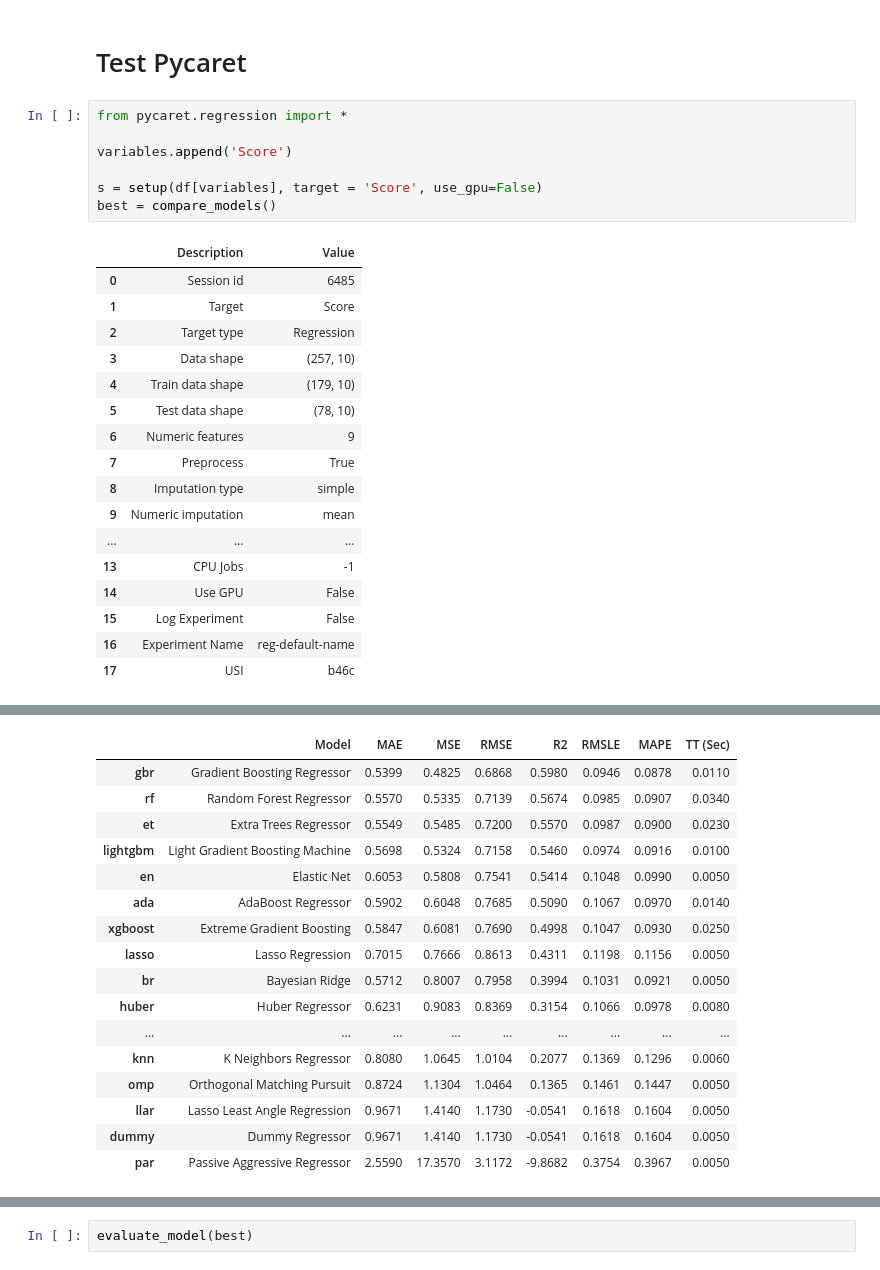
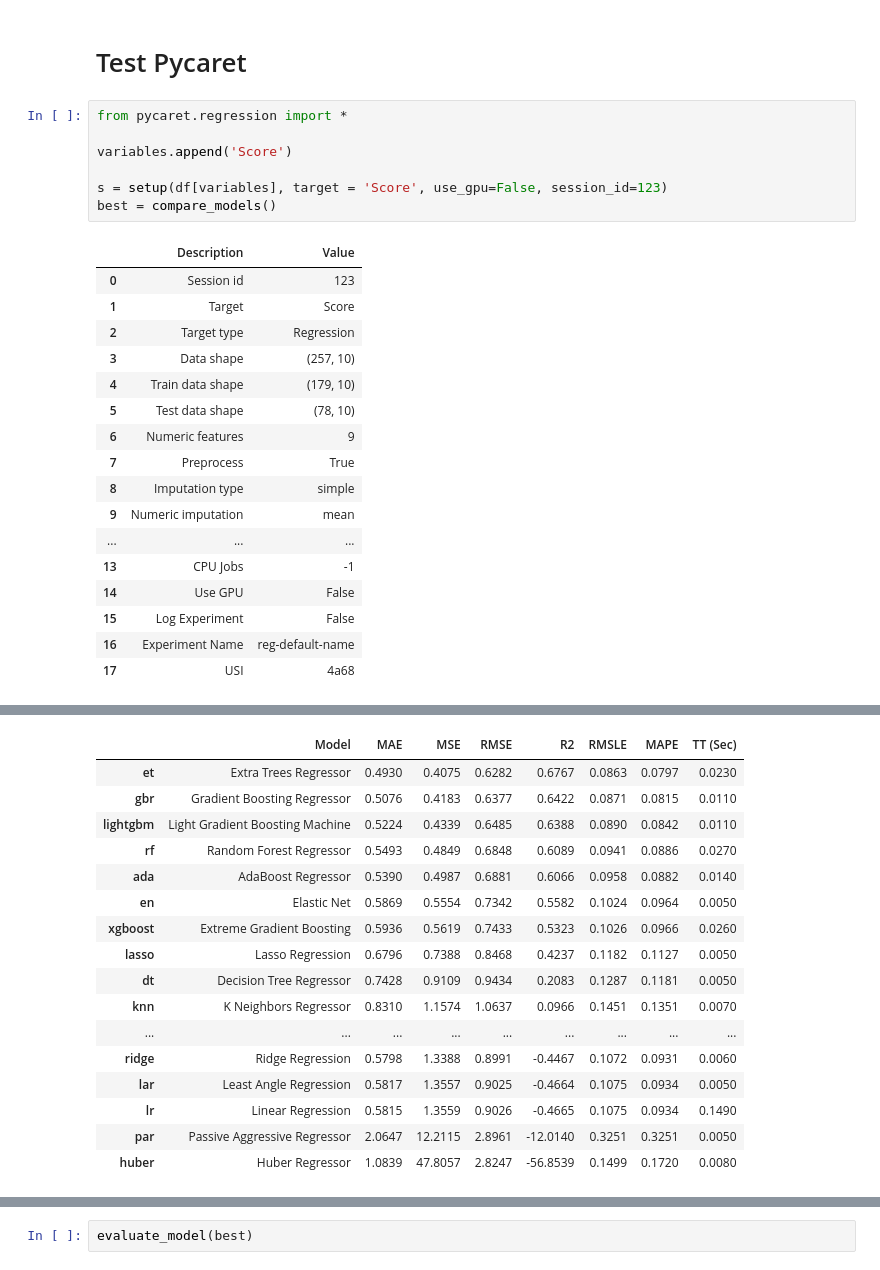
Before and after one commit to Tomlora/league, a Jupyter notebook: opgg_test_pycaret.ipynb, the cells around one changed output, grey strips where cells are left out. Saved outputs shown, nothing was run; the diff lists cells and outputs as text.

```diff
--- a/opgg_test_pycaret.ipynb
+++ b/opgg_test_pycaret.ipynb
@@ -567,46 +611,46 @@ reg.score(x_test, y_test)
 # %%
 from pycaret.regression import *
 
 variables.append('Score')
 
-s = setup(df[variables], target = 'Score', use_gpu=False)
+s = setup(df[variables], target = 'Score', use_gpu=False, session_id=123)
 best = compare_models()
 # %% [output]
 |  | Description | Value |
-| 0 | Session id | 6485 |
+| 0 | Session id | 123 |
 | 1 | Target | Score |
 | 2 | Target type | Regression |
 | 3 | Data shape | (257, 10) |
 | 4 | Train data shape | (179, 10) |
 | 5 | Test data shape | (78, 10) |
 | 6 | Numeric features | 9 |
 | 7 | Preprocess | True |
 | 8 | Imputation type | simple |
 | 9 | Numeric imputation | mean |
 | ... | ... | ... |
 | 13 | CPU Jobs | -1 |
 | 14 | Use GPU | False |
 | 15 | Log Experiment | False |
 | 16 | Experiment Name | reg-default-name |
-| 17 | USI | b46c |
+| 17 | USI | 4a68 |
 [interactive output not drawn]
 |  | Model | MAE | MSE | RMSE | R2 | RMSLE | MAPE | TT (Sec) |
-| gbr | Gradient Boosting Regressor | 0.5399 | 0.4825 | 0.6868 | 0.5980 | 0.0946 | 0.0878 | 0.0110 |
-| rf | Random Forest Regressor | 0.5570 | 0.5335 | 0.7139 | 0.5674 | 0.0985 | 0.0907 | 0.0340 |
-| et | Extra Trees Regressor | 0.5549 | 0.5485 | 0.7200 | 0.5570 | 0.0987 | 0.0900 | 0.0230 |
-| lightgbm | Light Gradient Boosting Machine | 0.5698 | 0.5324 | 0.7158 | 0.5460 | 0.0974 | 0.0916 | 0.0100 |
-| en | Elastic Net | 0.6053 | 0.5808 | 0.7541 | 0.5414 | 0.1048 | 0.0990 | 0.0050 |
-| ada | AdaBoost Regressor | 0.5902 | 0.6048 | 0.7685 | 0.5090 | 0.1067 | 0.0970 | 0.0140 |
-| xgboost | Extreme Gradient Boosting | 0.5847 | 0.6081 | 0.7690 | 0.4998 | 0.1047 | 0.0930 | 0.0250 |
-| lasso | Lasso Regression | 0.7015 | 0.7666 | 0.8613 | 0.4311 | 0.1198 | 0.1156 | 0.0050 |
-| br | Bayesian Ridge | 0.5712 | 0.8007 | 0.7958 | 0.3994 | 0.1031 | 0.0921 | 0.0050 |
-| huber | Huber Regressor | 0.6231 | 0.9083 | 0.8369 | 0.3154 | 0.1066 | 0.0978 | 0.0080 |
+| et | Extra Trees Regressor | 0.4930 | 0.4075 | 0.6282 | 0.6767 | 0.0863 | 0.0797 | 0.0230 |
+| gbr | Gradient Boosting Regressor | 0.5076 | 0.4183 | 0.6377 | 0.6422 | 0.0871 | 0.0815 | 0.0110 |
+| lightgbm | Light Gradient Boosting Machine | 0.5224 | 0.4339 | 0.6485 | 0.6388 | 0.0890 | 0.0842 | 0.0110 |
+| rf | Random Forest Regressor | 0.5493 | 0.4849 | 0.6848 | 0.6089 | 0.0941 | 0.0886 | 0.0270 |
+| ada | AdaBoost Regressor | 0.5390 | 0.4987 | 0.6881 | 0.6066 | 0.0958 | 0.0882 | 0.0140 |
+| en | Elastic Net | 0.5869 | 0.5554 | 0.7342 | 0.5582 | 0.1024 | 0.0964 | 0.0050 |
+| xgboost | Extreme Gradient Boosting | 0.5936 | 0.5619 | 0.7433 | 0.5323 | 0.1026 | 0.0966 | 0.0260 |
+| lasso | Lasso Regression | 0.6796 | 0.7388 | 0.8468 | 0.4237 | 0.1182 | 0.1127 | 0.0050 |
+| dt | Decision Tree Regressor | 0.7428 | 0.9109 | 0.9434 | 0.2083 | 0.1287 | 0.1181 | 0.0050 |
+| knn | K Neighbors Regressor | 0.8310 | 1.1574 | 1.0637 | 0.0966 | 0.1451 | 0.1351 | 0.0070 |
 | ... | ... | ... | ... | ... | ... | ... | ... | ... |
-| knn | K Neighbors Regressor | 0.8080 | 1.0645 | 1.0104 | 0.2077 | 0.1369 | 0.1296 | 0.0060 |
-| omp | Orthogonal Matching Pursuit | 0.8724 | 1.1304 | 1.0464 | 0.1365 | 0.1461 | 0.1447 | 0.0050 |
-| llar | Lasso Least Angle Regression | 0.9671 | 1.4140 | 1.1730 | -0.0541 | 0.1618 | 0.1604 | 0.0050 |
-| dummy | Dummy Regressor | 0.9671 | 1.4140 | 1.1730 | -0.0541 | 0.1618 | 0.1604 | 0.0050 |
-| par | Passive Aggressive Regressor | 2.5590 | 17.3570 | 3.1172 | -9.8682 | 0.3754 | 0.3967 | 0.0050 |
+| ridge | Ridge Regression | 0.5798 | 1.3388 | 0.8991 | -0.4467 | 0.1072 | 0.0931 | 0.0060 |
+| lar | Least Angle Regression | 0.5817 | 1.3557 | 0.9025 | -0.4664 | 0.1075 | 0.0934 | 0.0050 |
+| lr | Linear Regression | 0.5815 | 1.3559 | 0.9026 | -0.4665 | 0.1075 | 0.0934 | 0.1490 |
+| par | Passive Aggressive Regressor | 2.0647 | 12.2115 | 2.8961 | -12.0140 | 0.3251 | 0.3251 | 0.0050 |
+| huber | Huber Regressor | 1.0839 | 47.8057 | 2.8247 | -56.8539 | 0.1499 | 0.1720 | 0.0080 |
 # %%
 print(best)
 # %% [output]
```
Also changed, not shown: parts of 23 cells of this notebook, 1 other file.
